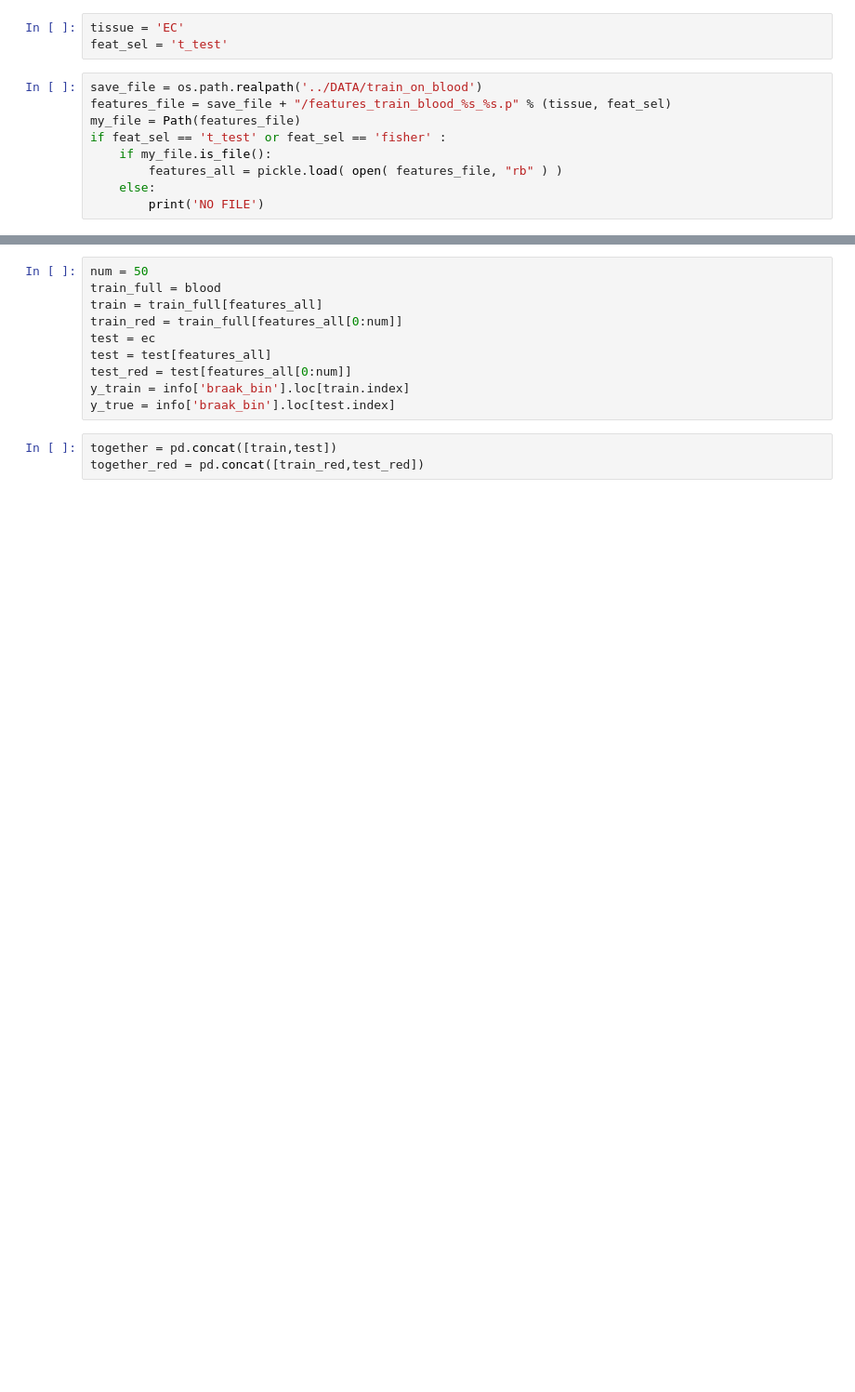
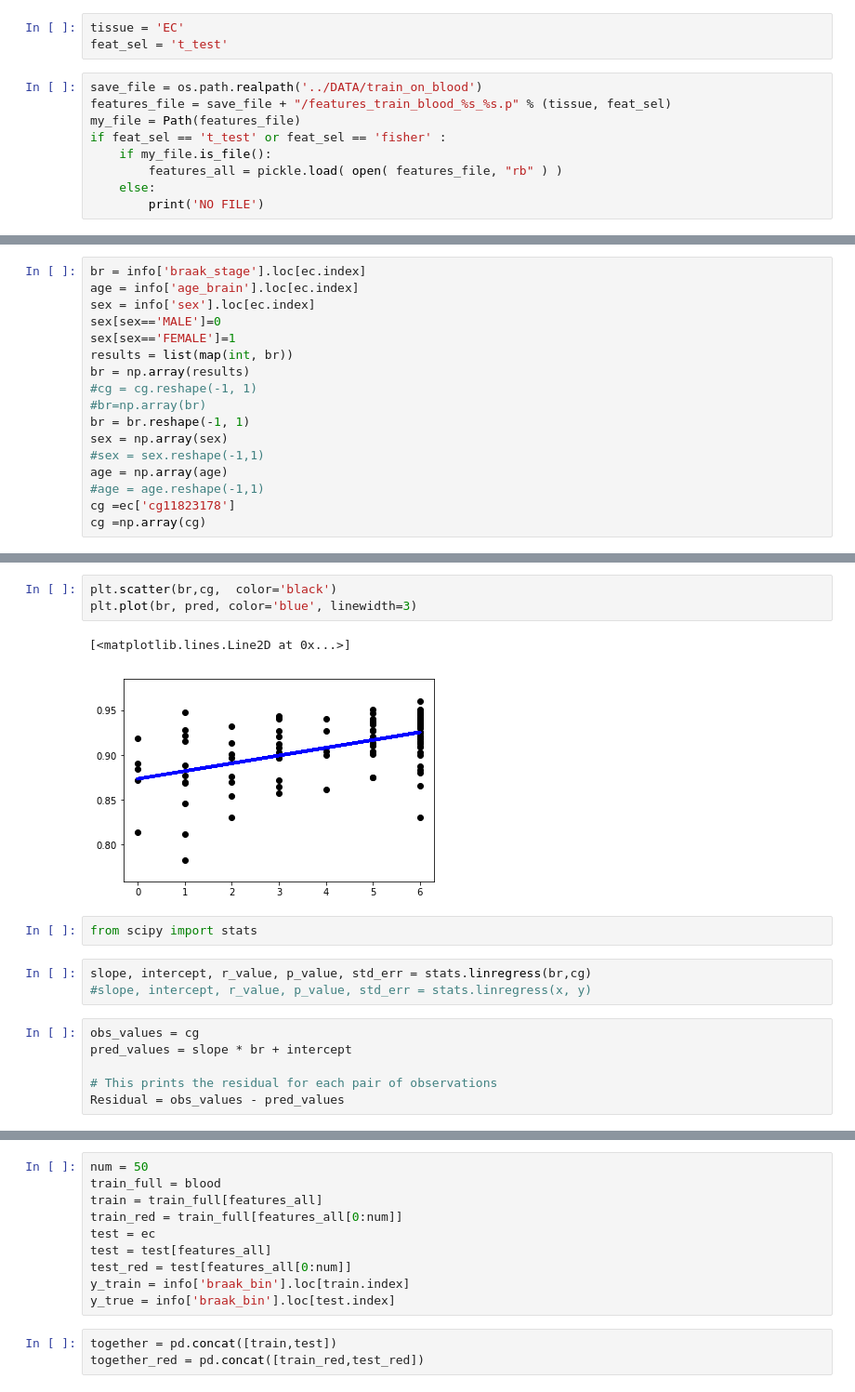
Before and after one commit to dcmm90/msc-dissertation, a Jupyter notebook: Train on blood.ipynb, the cells around one changed output, grey strips where cells are left out. Shown at 93% size. Drawn from its saved outputs; the diff is of its cells as text; blank space fills up the shorter version.

```diff
--- a/Train on blood.ipynb
+++ b/Train on blood.ipynb
@@ -68,0 +85,17 @@ num
+# %%
+br = info['braak_stage'].loc[ec.index]
+age = info['age_brain'].loc[ec.index]
+sex = info['sex'].loc[ec.index]
+sex[sex=='MALE']=0
+sex[sex=='FEMALE']=1
+results = list(map(int, br))
+br = np.array(results)
+#cg = cg.reshape(-1, 1)
+#br=np.array(br)
+br = br.reshape(-1, 1)
+sex = np.array(sex)
+#sex = sex.reshape(-1,1)
+age = np.array(age)
+#age = age.reshape(-1,1)
+cg =ec['cg11823178']
+cg =np.array(cg)
@@ -68,0 +115,17 @@ num
+# %%
+plt.scatter(br,cg,  color='black')
+plt.plot(br, pred, color='blue', linewidth=3)
+# %% [output]
+[<matplotlib.lines.Line2D at 0x...>]
+[figure, added]
+# %%
+from scipy import stats
+# %%
+slope, intercept, r_value, p_value, std_err = stats.linregress(br,cg)
+#slope, intercept, r_value, p_value, std_err = stats.linregress(x, y)
+# %%
+obs_values = cg
+pred_values = slope * br + intercept
+
+# This prints the residual for each pair of observations
+Residual = obs_values - pred_values
```
Also changed, not shown: parts of 17 cells of this notebook, 5 other files.
